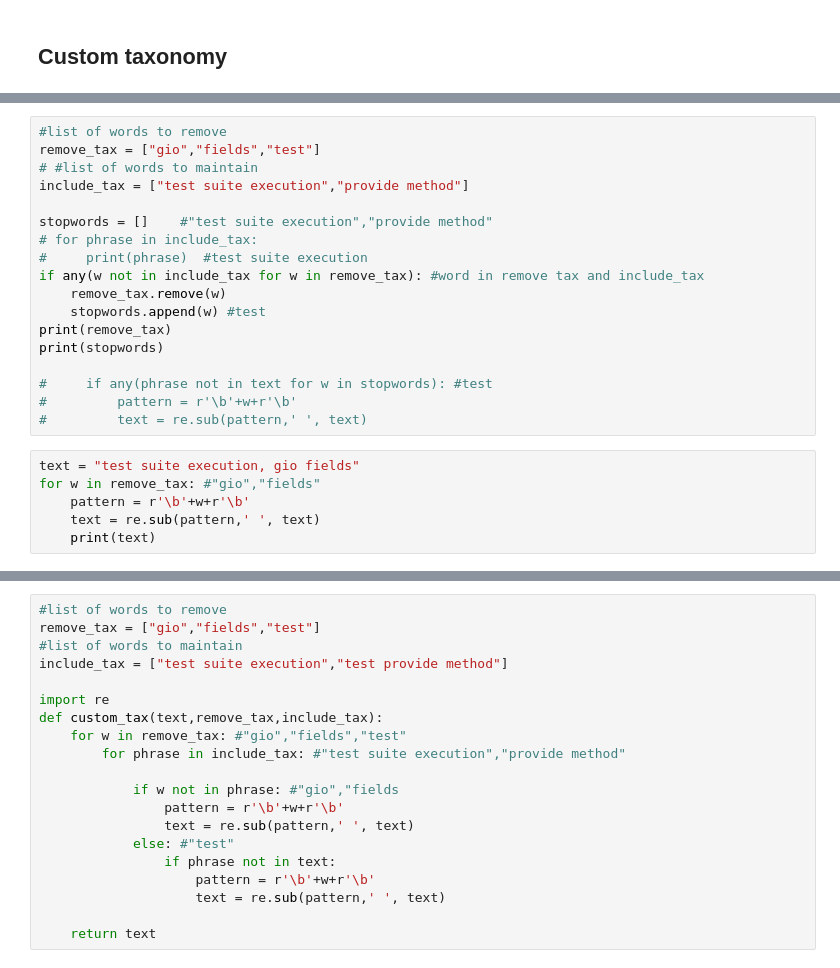
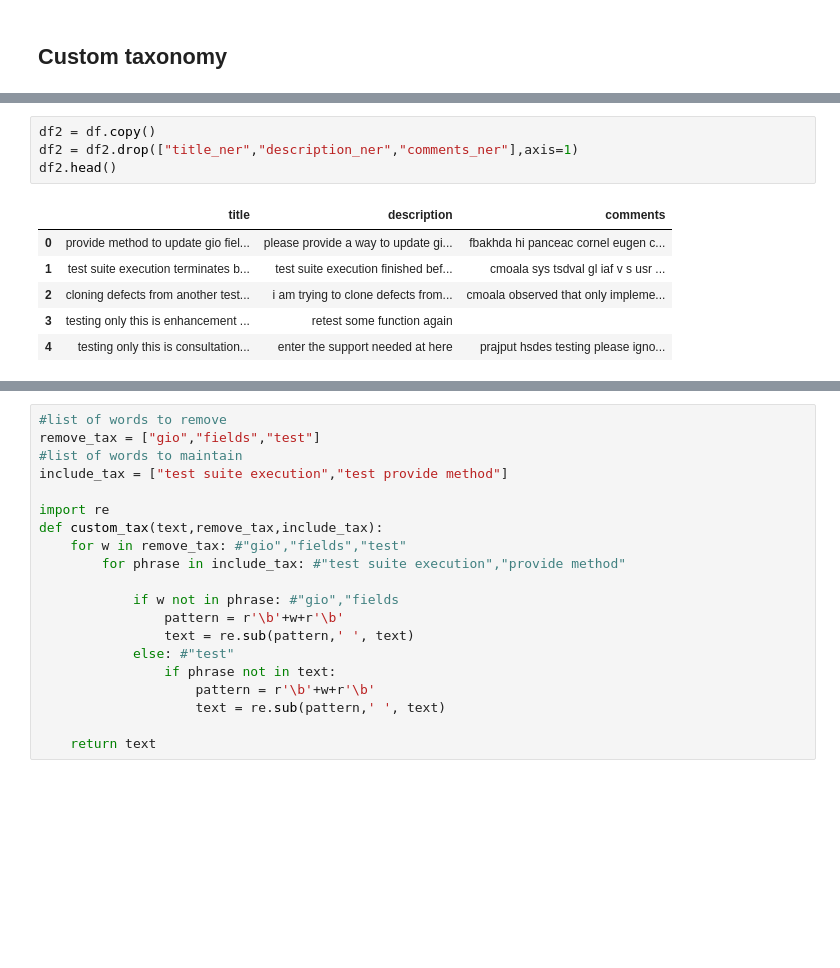
Before and after one commit to NicoleNL/ML-Track, a Jupyter notebook: Similarity_analytics_20210921.ipynb, the cells around one changed output, grey strips where cells are left out. Saved outputs shown, nothing was run; the diff lists cells and outputs as text; blank space fills up the shorter version.

```diff
--- a/Similarity_analytics_20210921.ipynb
+++ b/Similarity_analytics_20210921.ipynb
@@ -698,24 +594,11 @@ df.head()
-# %%
-#list of words to remove
-remove_tax = ["gio","fields","test"]
-# #list of words to maintain
-include_tax = ["test suite execution","provide method"]
-
-stopwords = []    #"test suite execution","provide method"
-# for phrase in include_tax:
-#     print(phrase)  #test suite execution
-if any(w not in include_tax for w in remove_tax): #word in remove tax and include_tax
-    remove_tax.remove(w)
-    stopwords.append(w) #test
-print(remove_tax)
-print(stopwords)
-
-#     if any(phrase not in text for w in stopwords): #test
-#         pattern = r'\b'+w+r'\b'
-#         text = re.sub(pattern,' ', text)
-# %%
-text = "test suite execution, gio fields"
-for w in remove_tax: #"gio","fields"
-    pattern = r'\b'+w+r'\b'
-    text = re.sub(pattern,' ', text)
-    print(text)
+# %%
+df2 = df.copy()
+df2 = df2.drop(["title_ner","description_ner","comments_ner"],axis=1)
+df2.head()
+# %% [output]
+|  | title | description | comments |
+| 0 | provide method to update gio fiel... | please provide a way to update gi... | fbakhda hi panceac cornel eugen c... |
+| 1 | test suite execution terminates b... | test suite execution finished bef... | cmoala sys tsdval gl iaf v s usr ... |
+| 2 | cloning defects from another test... | i am trying to clone defects from... | cmoala observed that only impleme... |
+| 3 | testing only this is enhancement ... | retest some function again |  |
+| 4 | testing only this is consultation... | enter the support needed at here | prajput hsdes testing please igno... |
```
Also changed, not shown: parts of 31 cells of this notebook.
